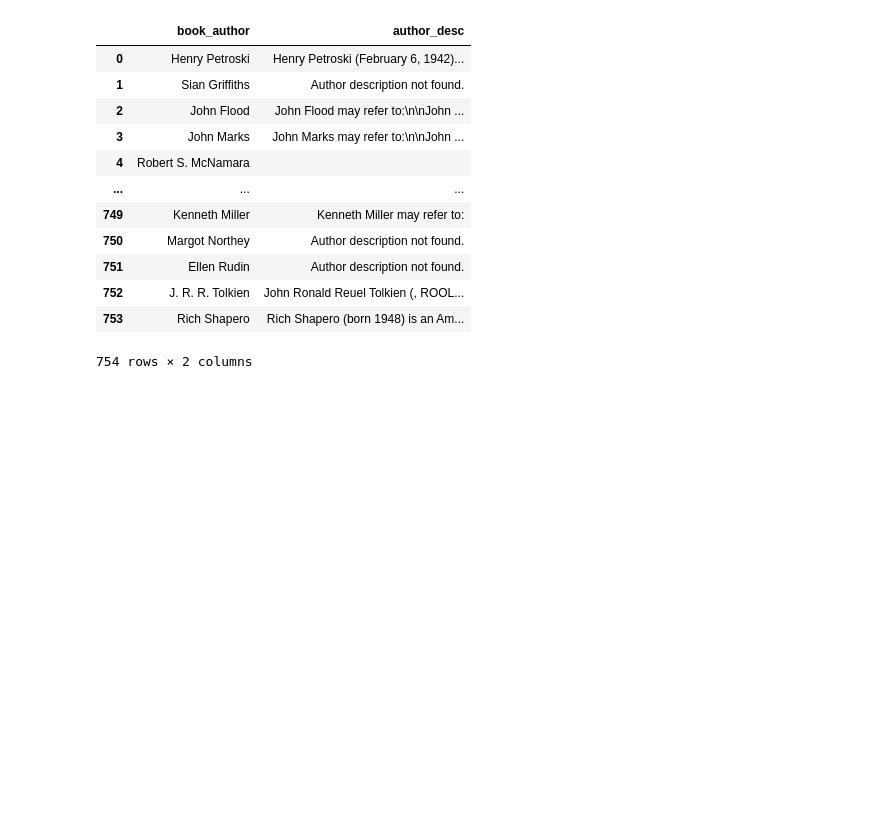
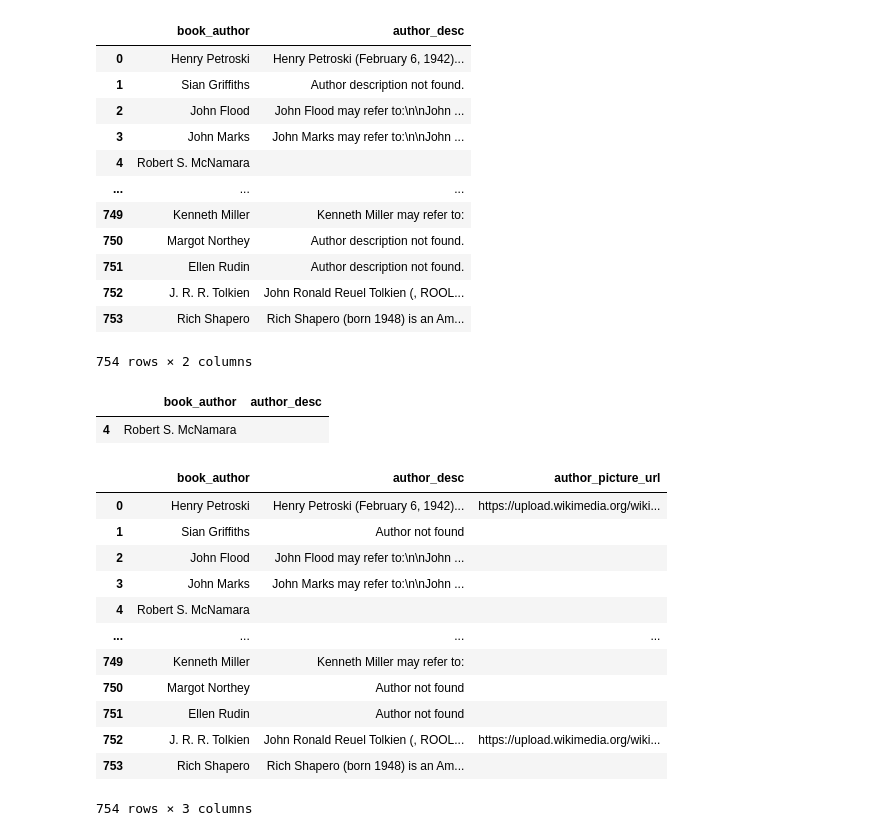
Before and after one commit to ValentinaAlungulesei/bookshelf_inspector, a Jupyter notebook: bookshelf_inspector.ipynb, the cells around one changed output. Cells and saved outputs as stored; diff of their text form; code cells hidden in the pictures; blank space fills up the shorter version.

```diff
--- a/bookshelf_inspector.ipynb
+++ b/bookshelf_inspector.ipynb
@@ -335,0 +334,5 @@ display(get_author_description("Henry Petroski"))
+# %%
+display(author_description.loc[author_description.book_author	== 'Robert S. McNamara'])
+# %% [output]
+|  | book_author | author_desc |
+| 4 | Robert S. McNamara |  |
@@ -335,0 +377,49 @@ display(get_author_description("Henry Petroski"))
+# %%
+def get_author_description(author_name):
+  wikipedia_url = f"https://en.wikipedia.org/w/api.php?action=query&format=json&prop=extracts|pageimages&exintro=true&explaintext=true&titles={author_name}&pithumbsize=200"
+  response = requests.get(wikipedia_url)
+  if response.status_code == 200:
+    data = response.json()
+    pages = data["query"]["pages"]
+    for page_id, page_info in pages.items():
+      if "extract" in page_info:
+        description = page_info["extract"]
+        if "thumbnail" in page_info:
+          picture_url = page_info["thumbnail"]["source"]
+        else:
+          picture_url = ''
+    else:
+        description = 'Author description not found.'
+        picture_url = ''
+    return description, picture_url
+  return None, None
+
+# display(get_author_description('Henry Petroski'))
+
+author_names_lst = max_r_by_country['book_author'].values.tolist()
+author_description = pd.DataFrame(columns=['book_author', 'author_desc', 'author_picture_url'])
+
+# Iterate over the author names and fetch the descriptions and picture URLs
+for name in author_names_lst:
+  description, picture_url = get_author_description(name)
+  author_description = author_description.append({'book_author': name, 'author_desc': description, 'author_picture_url': picture_url}, ignore_index=True)
+
+# Check if description is 'Author description not found.' and replace with 'Author not found'
+author_description.loc[author_description['author_desc'] == 'Author description not found.', 'author_desc'] = 'Author not found'
+
+
+display(author_description)
+# %% [output]
+|  | book_author | author_desc | author_picture_url |
+| 0 | Henry Petroski | Henry Petroski (February 6, 1942)... | https://upload.wikimedia.org/wiki... |
+| 1 | Sian Griffiths | Author not found |  |
+| 2 | John Flood | John Flood may refer to:\n\nJohn ... |  |
+| 3 | John Marks | John Marks may refer to:\n\nJohn ... |  |
+| 4 | Robert S. McNamara |  |  |
+| ... | ... | ... | ... |
+| 749 | Kenneth Miller | Kenneth Miller may refer to: |  |
+| 750 | Margot Northey | Author not found |  |
+| 751 | Ellen Rudin | Author not found |  |
+| 752 | J. R. R. Tolkien | John Ronald Reuel Tolkien (, ROOL... | https://upload.wikimedia.org/wiki... |
+| 753 | Rich Shapero | Rich Shapero (born 1948) is an Am... |  |
+754 rows × 3 columns
```
Also changed, not shown: parts of 6 cells of this notebook.
